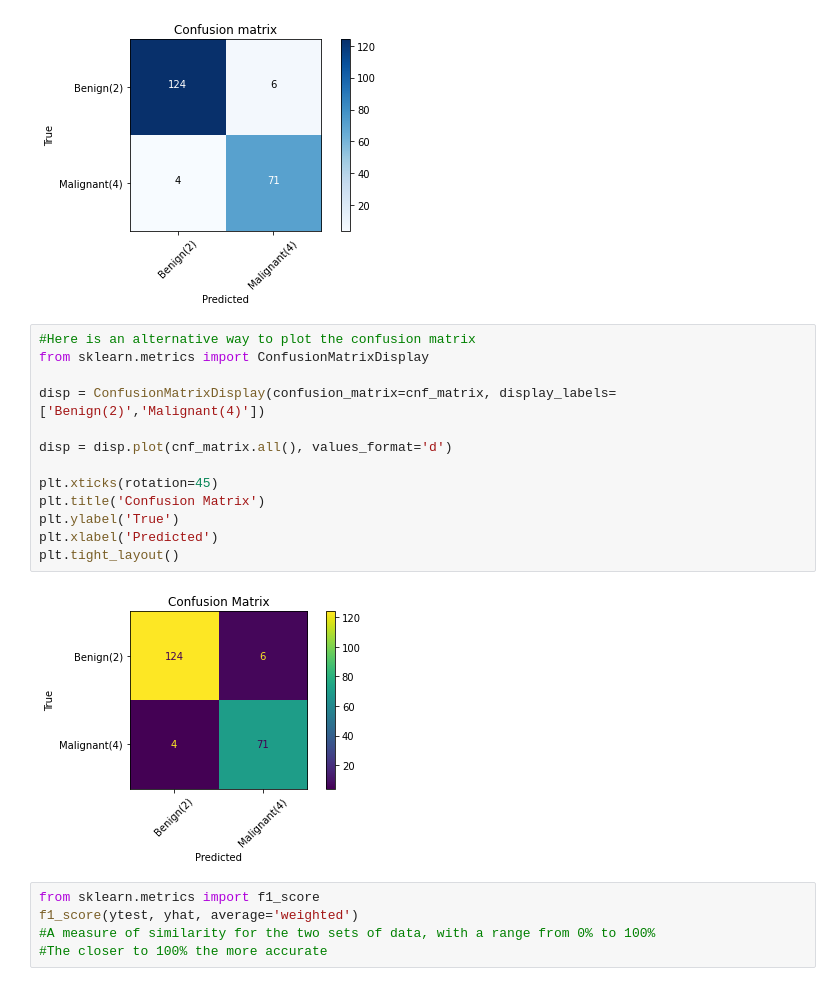
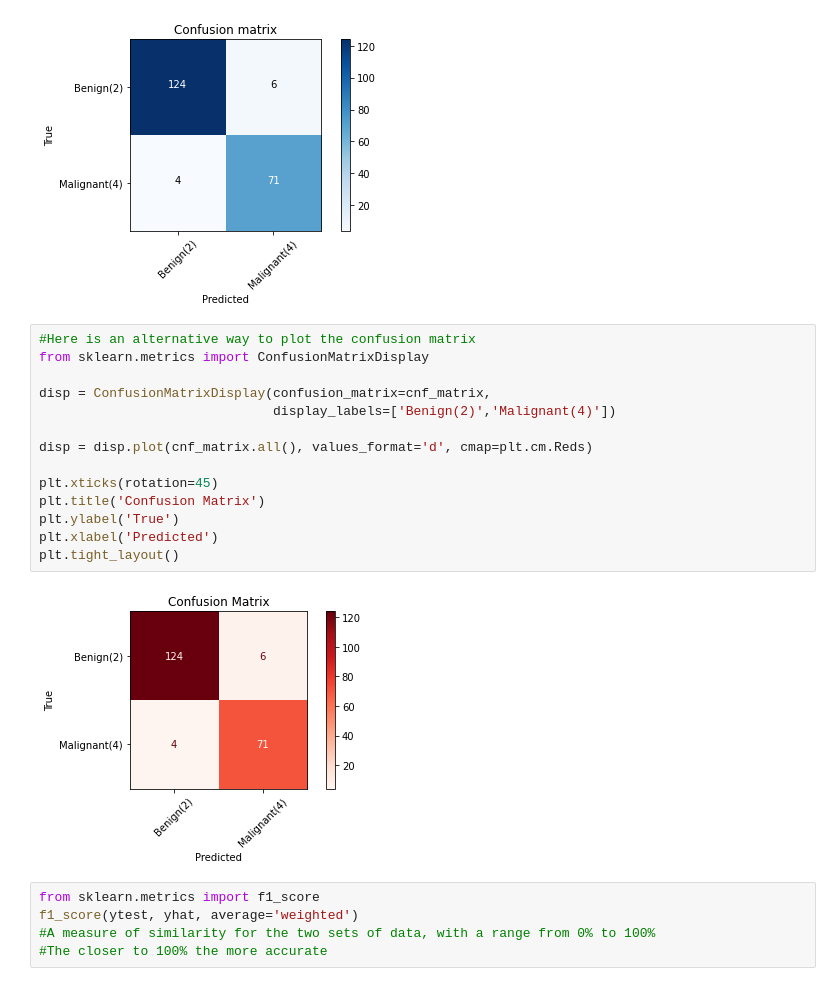
Before and after one commit to marcusmayo/Data-Sources, a Jupyter notebook: Cancer_confusionMatrix.ipynb, the cells around one changed output. Cells and saved outputs as stored; diff of their text form.

```diff
--- a/Cancer_confusionMatrix.ipynb
+++ b/Cancer_confusionMatrix.ipynb
@@ -300,18 +300,19 @@ plot_confusion_matrix(cnf_matrix, classes=['Benign(2)','Malignant(4)'],normalize
 # %%
 #Here is an alternative way to plot the confusion matrix
 from sklearn.metrics import ConfusionMatrixDisplay
 
-disp = ConfusionMatrixDisplay(confusion_matrix=cnf_matrix, display_labels=['Benign(2)','Malignant(4)'])
+disp = ConfusionMatrixDisplay(confusion_matrix=cnf_matrix,
+                              display_labels=['Benign(2)','Malignant(4)'])
 
-disp = disp.plot(cnf_matrix.all(), values_format='d')
+disp = disp.plot(cnf_matrix.all(), values_format='d', cmap=plt.cm.Reds)
 
 plt.xticks(rotation=45)
 plt.title('Confusion Matrix')
 plt.ylabel('True')
 plt.xlabel('Predicted')
 plt.tight_layout()
 # %% [output]
-[figure, old version]
+[figure, new version]
 # %%
 from sklearn.metrics import f1_score
 f1_score(ytest, yhat, average='weighted')
```
